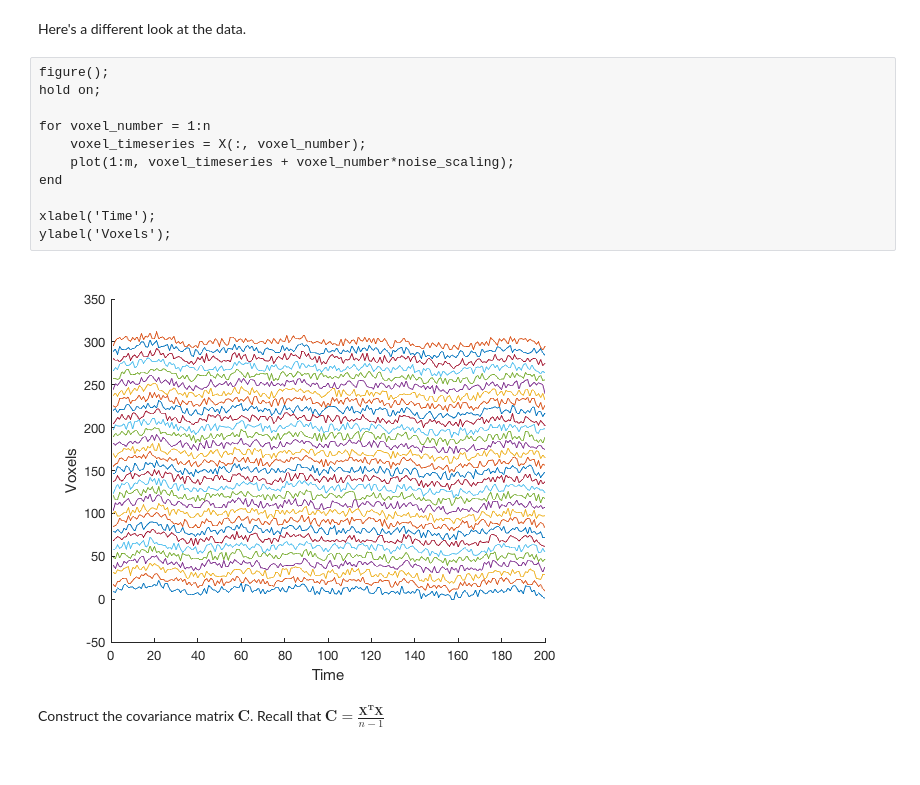
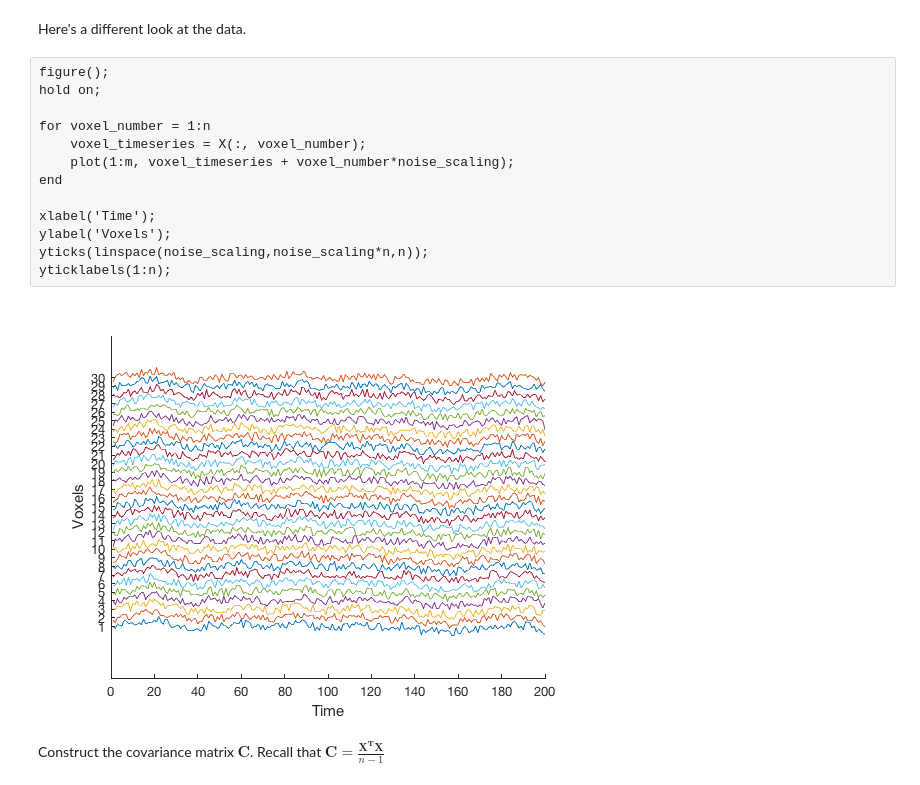
Before and after one commit to eshedmargalit/cn_preschool, a Jupyter notebook: cbb_fascicles/m3_PCA/notebooks/PCA_SVD.ipynb, the cells around one changed output. Drawn from its saved outputs; the diff is of its cells as text.

```diff
--- a/cbb_fascicles/m3_PCA/notebooks/PCA_SVD.ipynb
+++ b/cbb_fascicles/m3_PCA/notebooks/PCA_SVD.ipynb
@@ -88,16 +91,18 @@ Here's a different look at the data.
 # %%
 figure();
 hold on;
 
 for voxel_number = 1:n
     voxel_timeseries = X(:, voxel_number);
     plot(1:m, voxel_timeseries + voxel_number*noise_scaling);
 end
 
 xlabel('Time');
 ylabel('Voxels');
+yticks(linspace(noise_scaling,noise_scaling*n,n));
+yticklabels(1:n);
 # %% [output]
-[figure, old version]
+[figure, new version]
 # %% [markdown]
 Construct the covariance matrix $\mathbf{C}$. Recall that $\mathbf{C} = \frac{\mathbf{X^TX}}{n-1}$
 # %%
```
Also changed, not shown: parts of 18 cells of this notebook.
